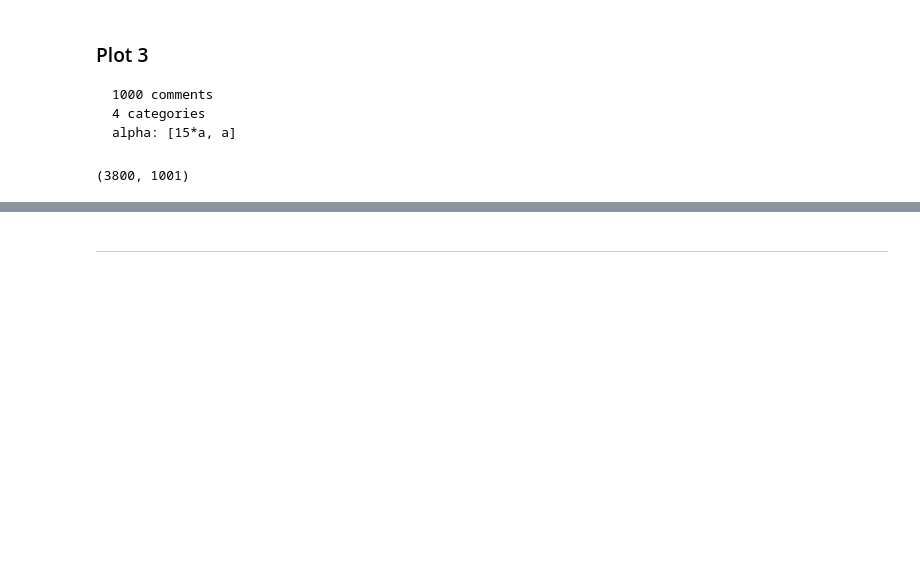
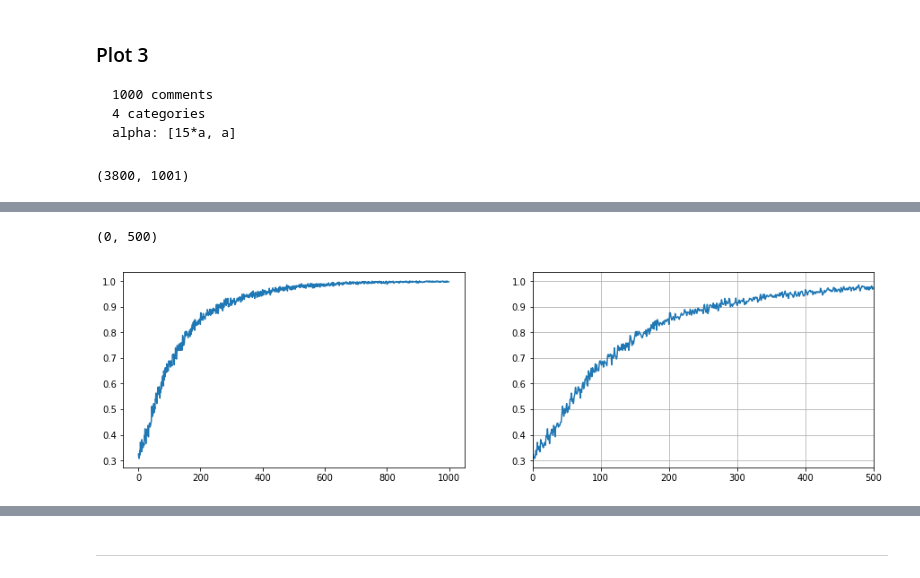
Before and after one commit to naiieandrade/tcc-studies, a Jupyter notebook: compare-dirichlet-bernoulli.ipynb, the cells around one changed output, grey strips where cells are left out. Saved outputs shown, nothing was run; the diff lists cells and outputs as text; code cells hidden in the pictures; blank space fills up the shorter version.

```diff
--- a/compare-dirichlet-bernoulli.ipynb
+++ b/compare-dirichlet-bernoulli.ipynb
@@ -318,0 +337,11 @@ weighted avg       1.00      1.00      1.00       760
+# %%
+curve_dir = plt.figure(figsize=(15,4))
+total = curve_dir.add_subplot(121)
+partial = curve_dir.add_subplot(122)
+total.plot(df_accs.qtd, df_accs.acc)
+partial.plot(df_accs.qtd, df_accs.acc)
+partial.grid()
+plt.xlim(0,500)
+# %% [output]
+(0, 500)
+[figure, added]
```
Also changed, not shown: parts of 22 cells of this notebook.
